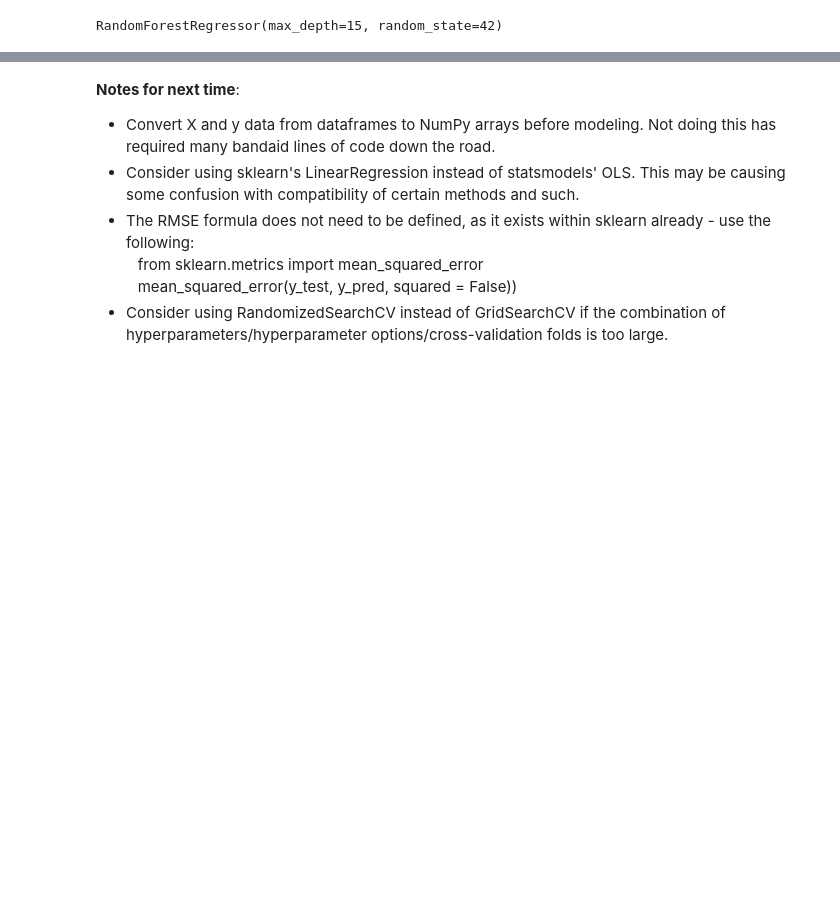
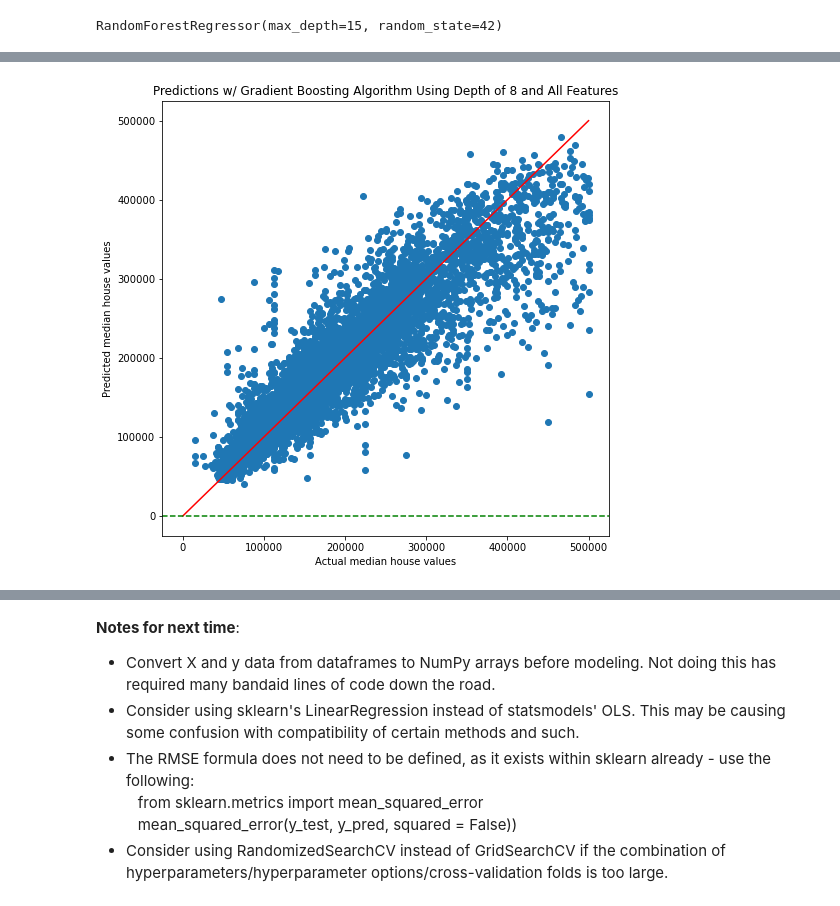
Before and after one commit to danielpickett369/Springboard-Capstone-2, a Jupyter notebook: Capstone 2, Step 5.ipynb, the cells around one changed output, grey strips where cells are left out. Drawn from its saved outputs; the diff is of its cells as text; code cells hidden in the pictures; blank space fills up the shorter version.

```diff
--- a/Capstone 2, Step 5.ipynb
+++ b/Capstone 2, Step 5.ipynb
@@ -1337,0 +1549,10 @@ __Things to consider__:
+# %%
+# Use the algorithm to predict median house value among the test set.
+
+y_pred_gradboost = gradboost.predict(X_test)
+# %%
+# Plot predictions for decision tree algorithm.
+
+plot_results(y_test, y_pred_gradboost, 'Predictions w/ Gradient Boosting Algorithm Using Depth of ' + str(best_depth) + ' and All Features')
+# %% [output]
+[figure, added]
```
Also changed, not shown: parts of 65 cells of this notebook.
